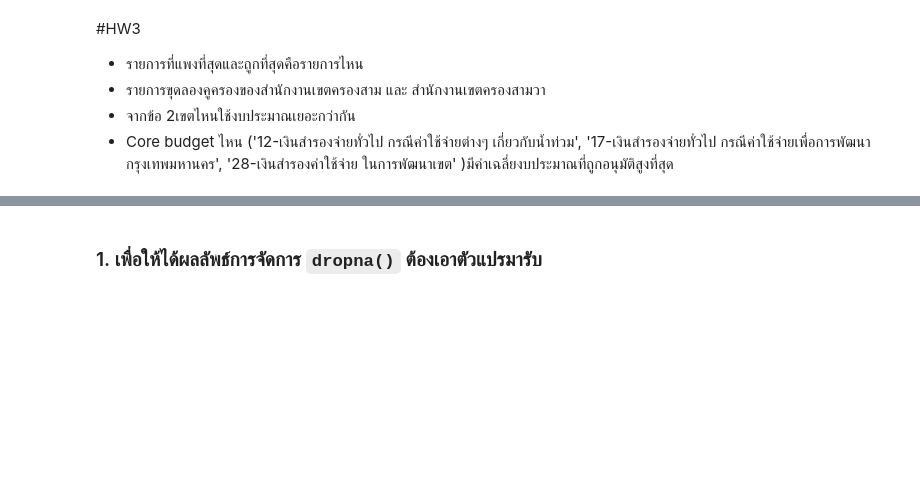
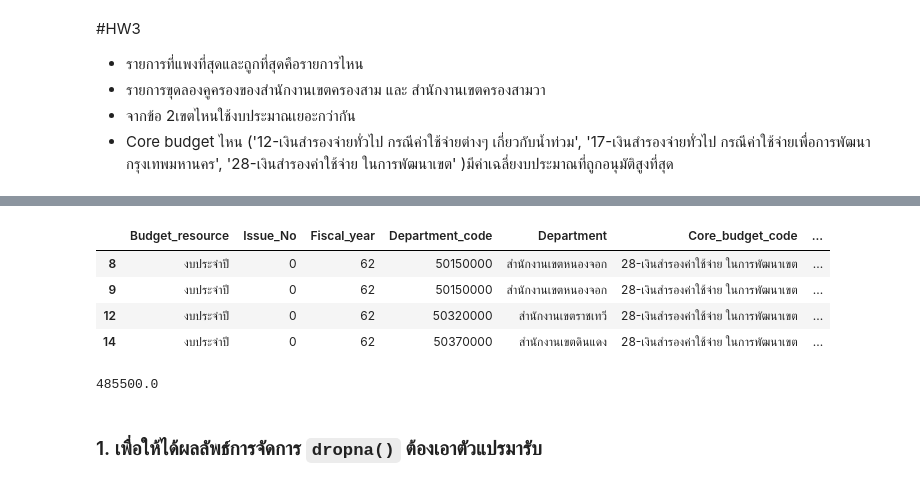
Before and after one commit to Thewaiii/python_dataviz2023, a Jupyter notebook: Pandas101.ipynb, the cells around one changed output, grey strips where cells are left out. Drawn from its saved outputs; the diff is of its cells as text; code cells hidden in the pictures; blank space fills up the shorter version.

````diff
--- a/Pandas101.ipynb
+++ b/Pandas101.ipynb
@@ -1036,3 +1166,17 @@ data1
+# %%
+cc_28 = data1[(data1['Core_budget_code'] == "28-เงินสำรองค่าใช้จ่าย ในการพัฒนาเขต")]
+cc_28
+# %% [output]
+|  | Budget_resource | Issue_No | Fiscal_year | Department_code | Department | Core_budget_code | ... |
+| 8 | งบประจำปี | 0 | 62 | 50150000 | สำนักงานเขตหนองจอก | 28-เงินสำรองค่าใช้จ่าย ในการพัฒนาเขต | ... |
+| 9 | งบประจำปี | 0 | 62 | 50150000 | สำนักงานเขตหนองจอก | 28-เงินสำรองค่าใช้จ่าย ในการพัฒนาเขต | ... |
+| 12 | งบประจำปี | 0 | 62 | 50320000 | สำนักงานเขตราชเทวี | 28-เงินสำรองค่าใช้จ่าย ในการพัฒนาเขต | ... |
+| 14 | งบประจำปี | 0 | 62 | 50370000 | สำนักงานเขตดินแดง | 28-เงินสำรองค่าใช้จ่าย ในการพัฒนาเขต | ... |
+# %%
+cc_28_mean = cc_28['Approved_buget'].mean()
+cc_28_mean
+# %% [output]
+485500.0
 # %% [markdown]
 ### 1. เพื่อให้ได้ผลลัพธ์การจัดการ ```dropna()``` ต้องเอาตัวแปรมารับ
 # %%
````
Also changed, not shown: parts of 24 cells of this notebook.
